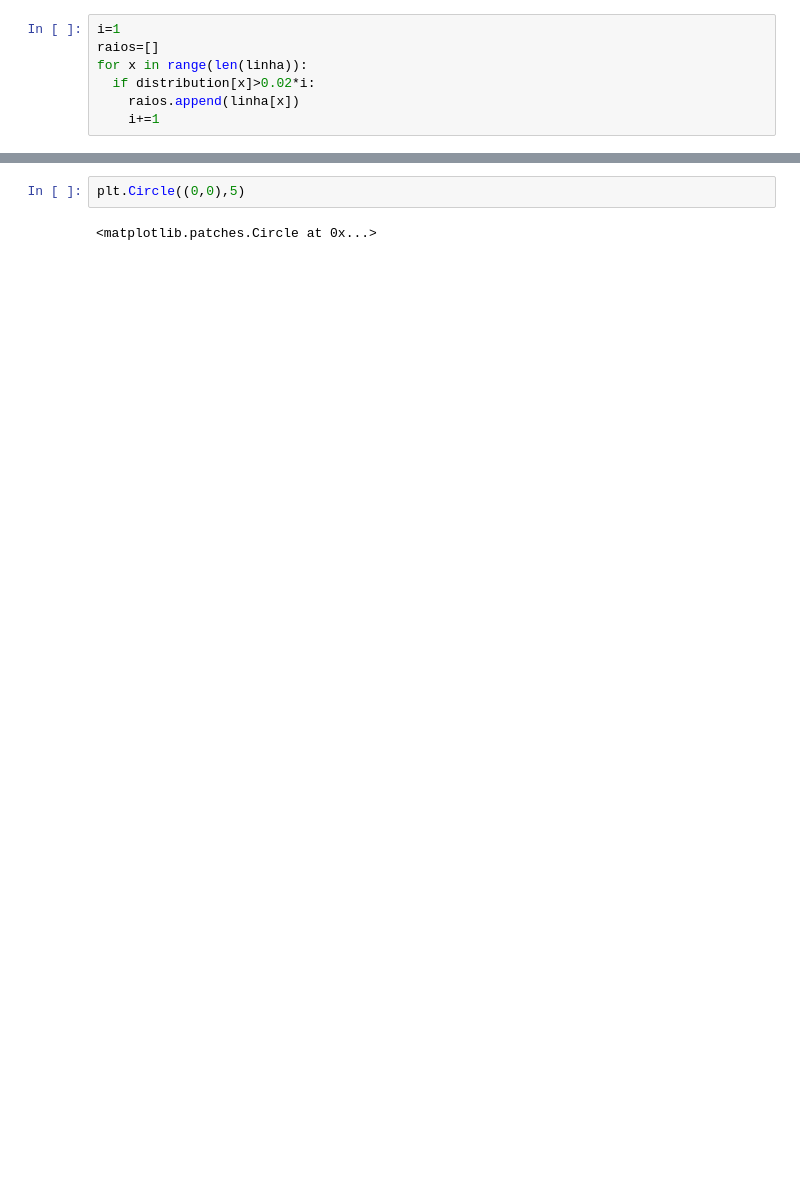
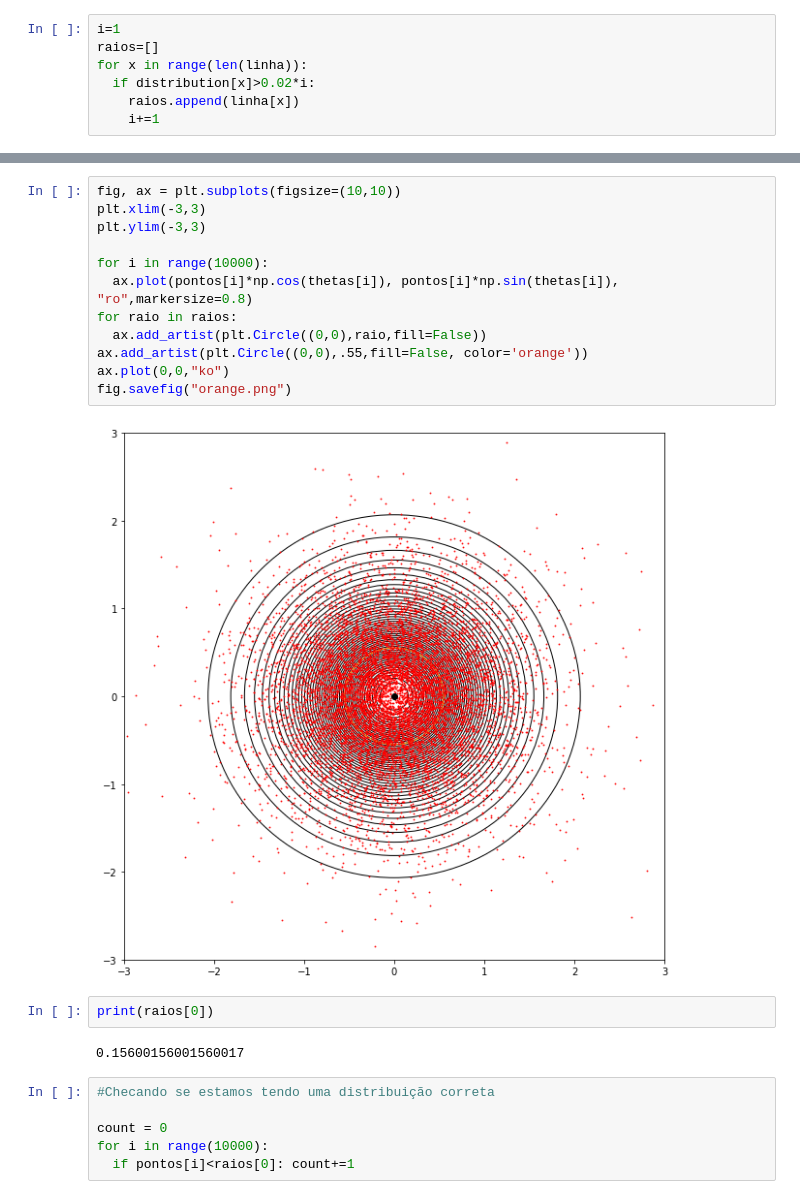
Before and after one commit to cahmtoledo/Hydrogen-Atom, a Jupyter notebook: PlotingOrbitalDistribution.ipynb, the cells around one changed output, grey strips where cells are left out. Drawn from its saved outputs; the diff is of its cells as text; blank space fills up the shorter version.

```diff
--- a/PlotingOrbitalDistribution.ipynb
+++ b/PlotingOrbitalDistribution.ipynb
@@ -68,4 +62,24 @@ fig.savefig("distribution.png")
-# %%
-plt.Circle((0,0),5)
-# %% [output]
-<matplotlib.patches.Circle at 0x...>
+# %%
+fig, ax = plt.subplots(figsize=(10,10))
+plt.xlim(-3,3)
+plt.ylim(-3,3)
+
+for i in range(10000):
+  ax.plot(pontos[i]*np.cos(thetas[i]), pontos[i]*np.sin(thetas[i]), "ro",markersize=0.8)
+for raio in raios:
+  ax.add_artist(plt.Circle((0,0),raio,fill=False))
+ax.add_artist(plt.Circle((0,0),.55,fill=False, color='orange'))
+ax.plot(0,0,"ko")
+fig.savefig("orange.png")
+# %% [output]
+[figure, added]
+# %%
+print(raios[0])
+# %% [output]
+0.15600156001560017
+# %%
+#Checando se estamos tendo uma distribuição correta
+
+count = 0
+for i in range(10000):
+  if pontos[i]<raios[0]: count+=1
```
Also changed, not shown: parts of 5 cells of this notebook.
